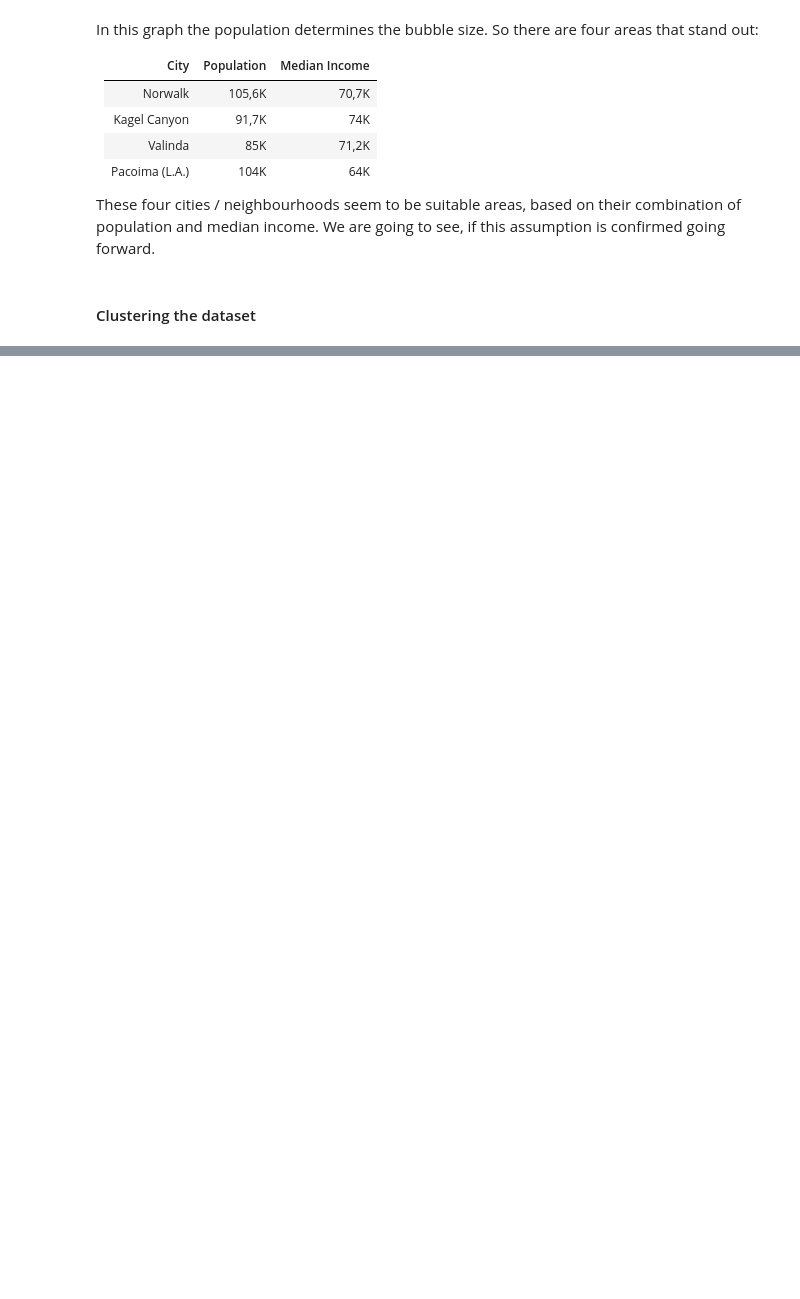
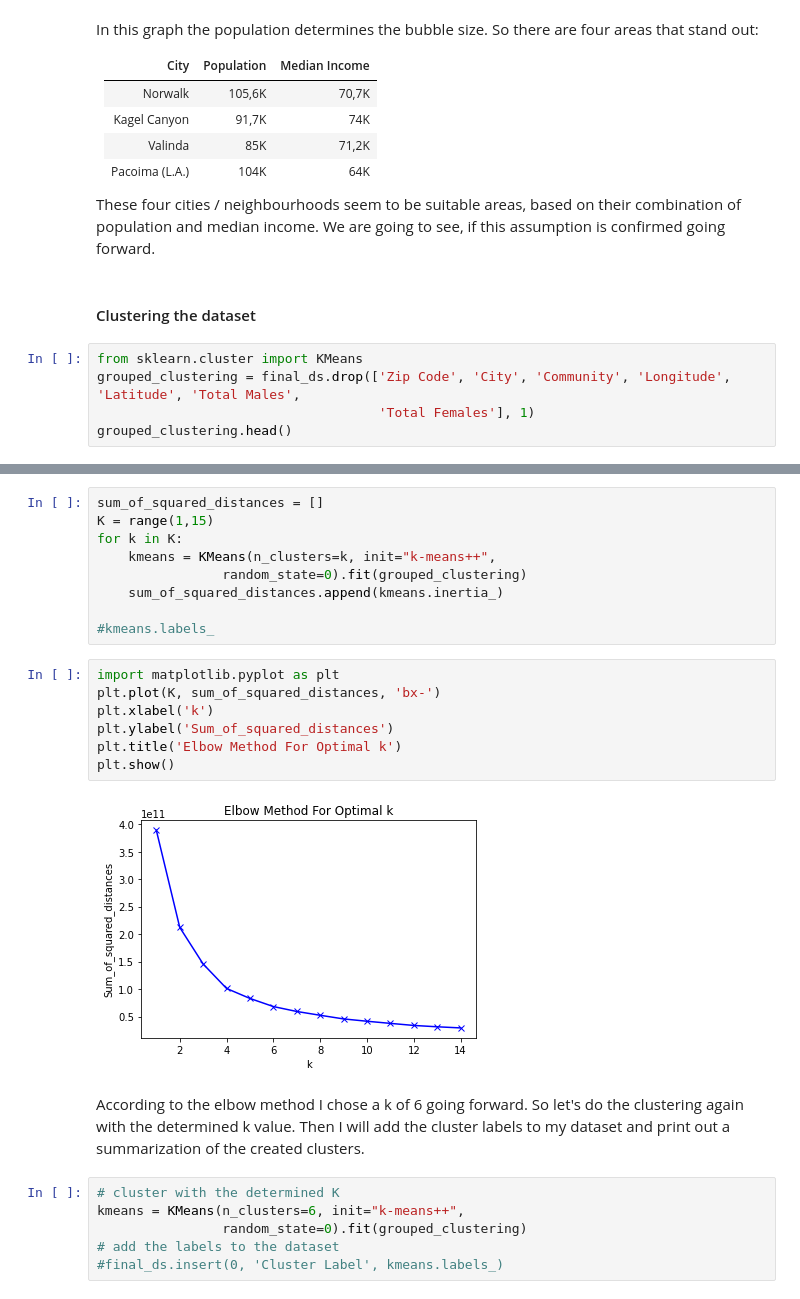
Before and after one commit to Elydora/Coursera_Capstone, a Jupyter notebook: Project/capstone-project.ipynb, the cells around one changed output, grey strips where cells are left out. Drawn from its saved outputs; the diff is of its cells as text; blank space fills up the shorter version.

Commit message:
Add clustering section
* add clustering for dataset
* describe clusters and pick one
* visualize the chosen cluster and analyse it

```diff
--- a/Project/capstone-project.ipynb
+++ b/Project/capstone-project.ipynb
@@ -336,3 +336,8 @@ their combination of population and median income. We are going to see, if
 this assumption is confirmed going forward.
 # %% [markdown]
 #### Clustering the dataset
+# %%
+from sklearn.cluster import KMeans
+grouped_clustering = final_ds.drop(['Zip Code', 'City', 'Community', 'Longitude', 'Latitude', 'Total Males',
+                                    'Total Females'], 1)
+grouped_clustering.head()
@@ -338,0 +351,29 @@ this assumption is confirmed going forward.
+# %%
+sum_of_squared_distances = []
+K = range(1,15)
+for k in K:
+    kmeans = KMeans(n_clusters=k, init="k-means++",
+                random_state=0).fit(grouped_clustering)
+    sum_of_squared_distances.append(kmeans.inertia_)
+
+#kmeans.labels_
+# %%
+import matplotlib.pyplot as plt
+plt.plot(K, sum_of_squared_distances, 'bx-')
+plt.xlabel('k')
+plt.ylabel('Sum_of_squared_distances')
+plt.title('Elbow Method For Optimal k')
+plt.show()
+# %% [output]
+[figure, added]
+# %% [markdown]
+According to the elbow method I chose a k of 6 going forward.
+So let's do the clustering again with the determined k value.
+Then I will add the cluster labels to my dataset and print out a
+summarization of the created clusters.
+# %%
+# cluster with the determined K
+kmeans = KMeans(n_clusters=6, init="k-means++",
+                random_state=0).fit(grouped_clustering)
+# add the labels to the dataset
+#final_ds.insert(0, 'Cluster Label', kmeans.labels_)
```
Also changed, not shown: parts of 12 cells of this notebook.
